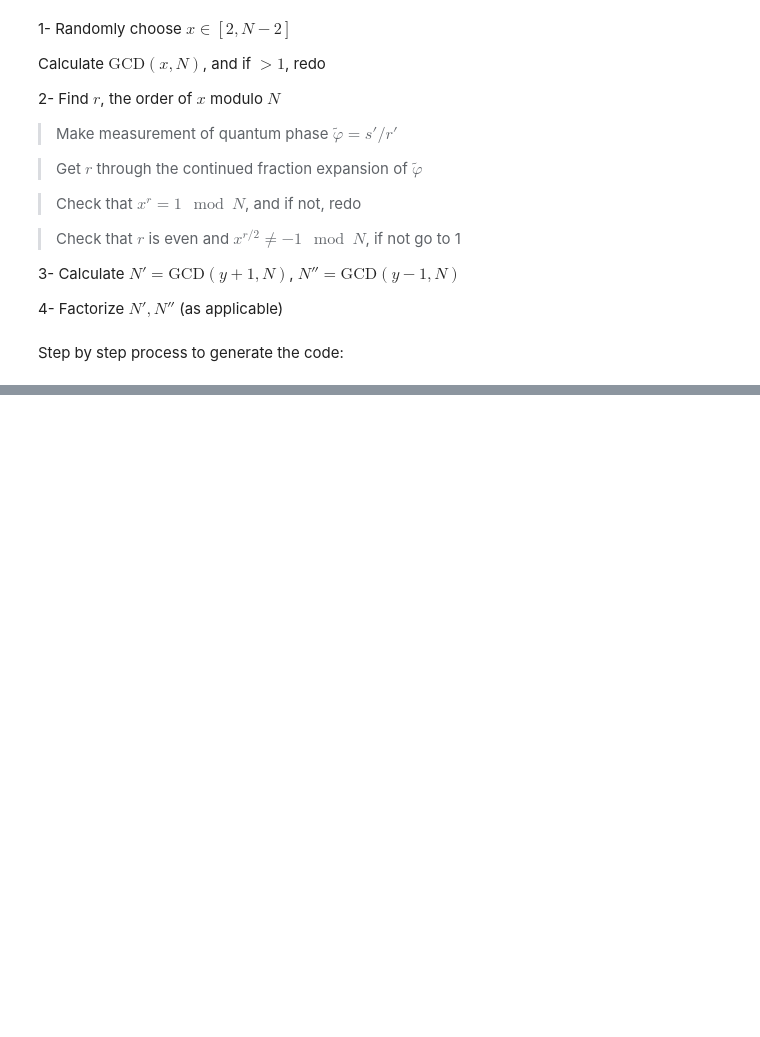
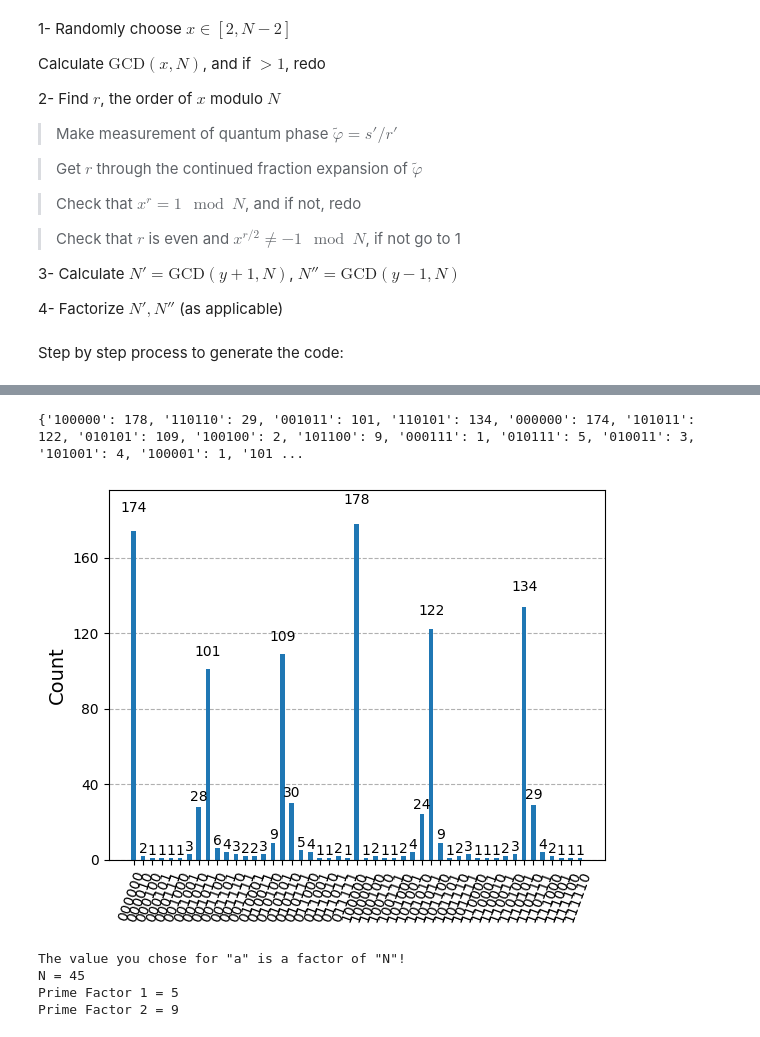
Before and after one commit to jyotiraj-code/dissertation, a Jupyter notebook: Practice Codes/shors-algorithm (learning from qiskit).ipynb, the cells around one changed output, grey strips where cells are left out. Drawn from its saved outputs; the diff is of its cells as text; code cells hidden in the pictures; blank space fills up the shorter version.

```diff
--- a/Practice Codes/shors-algorithm (learning from qiskit).ipynb
+++ b/Practice Codes/shors-algorithm (learning from qiskit).ipynb
@@ -373,0 +554,10 @@ while True:
+# %%
+def getResultsList(probabilities):
+    results_list = []
+    for key in probabilities:     # unpack the map
+        for j in key:      # get all the measured vectors
+            if j == 0:     # if the output is 0, we can discard it since it is not usefult as a period guesser
+                continue
+            else:
+                results_list.append(j)
+    return results_list
@@ -373,0 +623,43 @@ while True:
+# %%
+counts = basicSimulator(circuit)
+print(counts)
+
+keys = []
+for i in counts:
+    keys.append(i)
+
+display(plot_histogram(counts))
+# %% [output]
+{'100000': 178, '110110': 29, '001011': 101, '110101': 134, '000000': 174, '101011': 122, '010101': 109, '100100': 2, '101100': 9, '000111': 1, '010111': 5, '010011': 3, '101001': 4, '100001': 1, '101 ...
+[figure, added]
+# %%
+r_candidates = []
+for i in keys:
+    if toInteger(i) == 0:
+        continue
+    else:
+        r_candidates.append(toInteger(i))
+
+p = 0
+q = 0
+for i in r_candidates:
+    if i % 2 == 0:
+        x = (a**(i//2)) % N
+        temp_p = math.gcd(x-1, N)
+        temp_q = math.gcd(x+1, N)
+
+        if temp_p != 1 and temp_p != N:
+            p = temp_p
+        if temp_q != 1 and temp_q != N:
+            q = temp_q
+        else:
+            continue
+    else:
+        continue
+
+printPQ(p, q)
+# %% [output]
+The value you chose for "a" is a factor of "N"!
+N = 45
+Prime Factor 1 = 5
+Prime Factor 2 = 9
```
Also changed, not shown: parts of 13 cells of this notebook.
